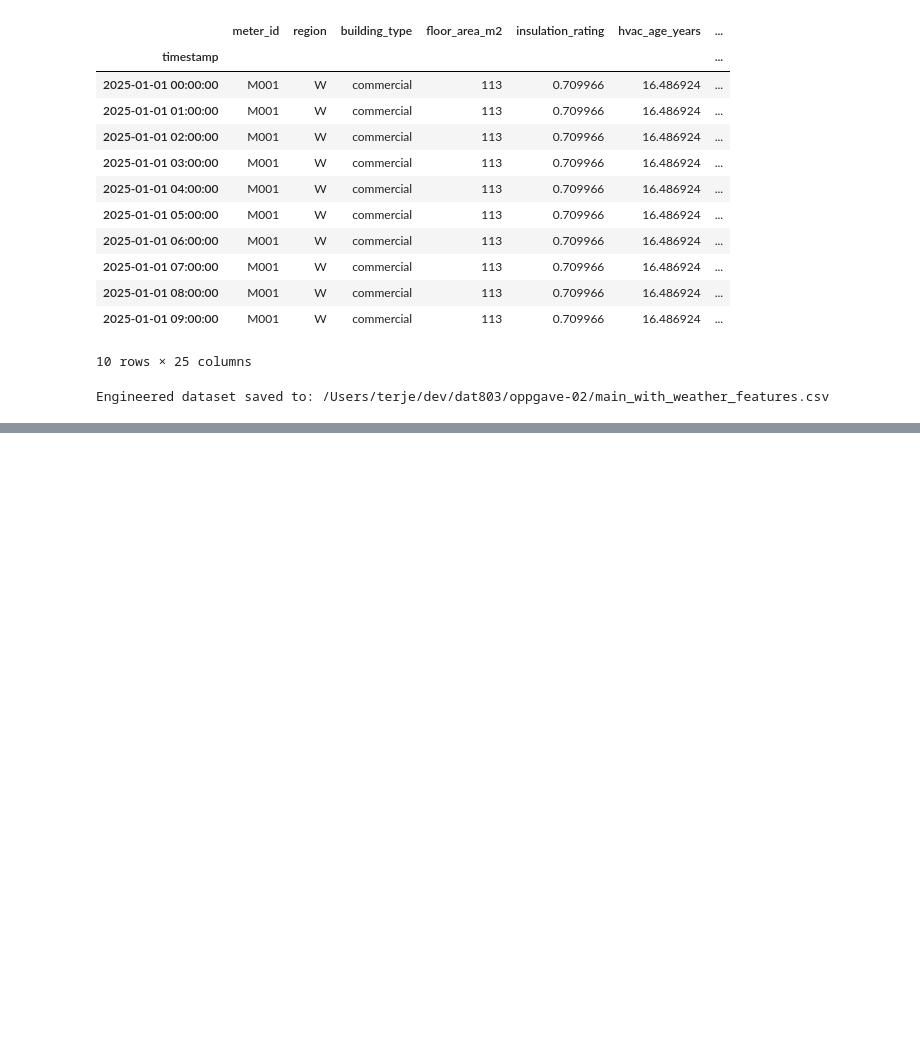
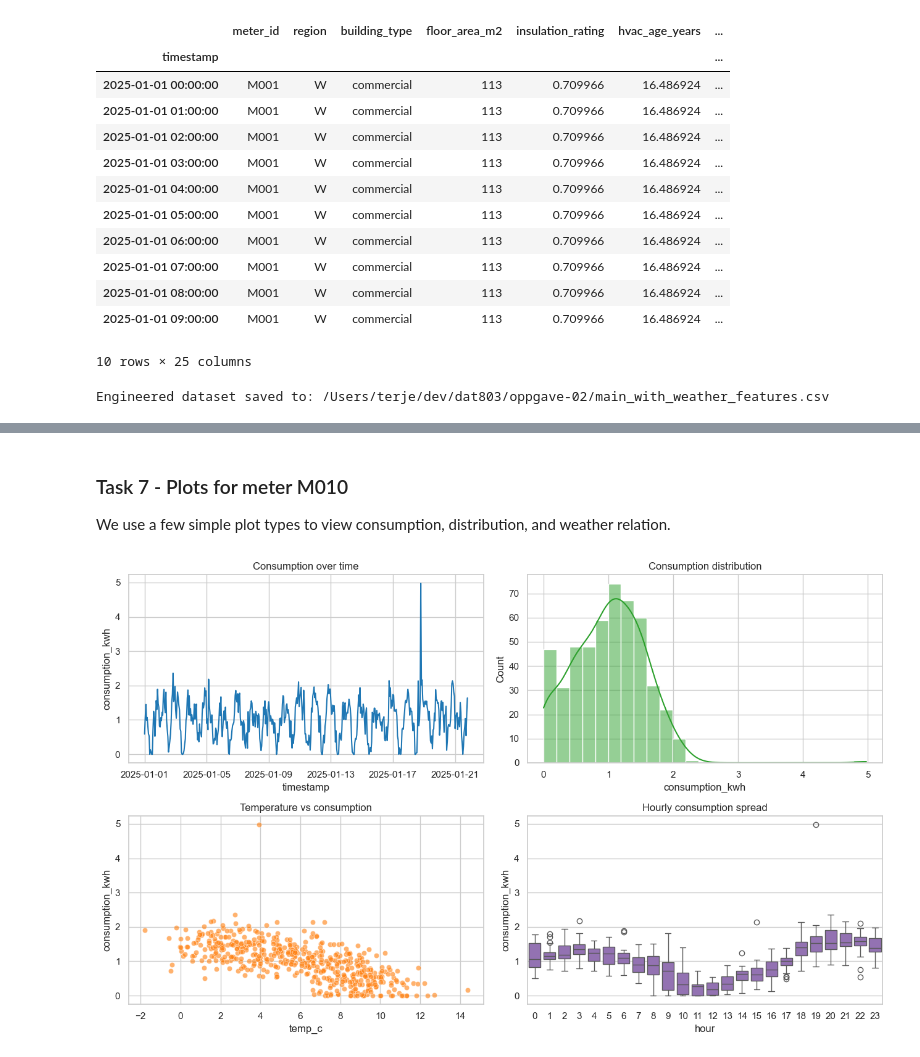
Before and after one commit to tersor/dat803, a Jupyter notebook: oppgave-02/Assigenment2.ipynb, the cells around one changed output, grey strips where cells are left out. Saved outputs shown, nothing was run; the diff lists cells and outputs as text; code cells hidden in the pictures; blank space fills up the shorter version.

Commit message:
fix: Added python package, updated tasks

```diff
--- a/oppgave-02/Assigenment2.ipynb
+++ b/oppgave-02/Assigenment2.ipynb
@@ -279,0 +283,13 @@ Engineered dataset saved to: /Users/terje/dev/dat803/oppgave-02/main_with_weathe
+# %%
+selected_meter = 'M010'
+meter_df = final_df[final_df['meter_id'] == selected_meter].copy()
+
+print(f'Selected meter: {selected_meter}')
+print(f'Rows: {len(meter_df)}')
+print(f'Building type: {meter_df["building_type"].iloc[0]}')
+
+stats_cols = [
+    'consumption_kwh', 'solar_generation_kwh', 'grid_price_usd_per_kwh',
+    'temp_c', 'humidity_pct', 'wind_ms', 'precip_mm'
+]
+display(meter_df[stats_cols].describe().T.round(3))
@@ -279,0 +308,28 @@ Engineered dataset saved to: /Users/terje/dev/dat803/oppgave-02/main_with_weathe
+# %% [markdown]
+### Task 7 - Plots for meter M010
+We use a few simple plot types to view consumption, distribution, and weather relation.
+# %%
+import matplotlib.pyplot as plt
+import seaborn as sns
+
+sns.set_theme(style='whitegrid')
+
+fig, axes = plt.subplots(2, 2, figsize=(13, 8))
+
+sns.lineplot(data=meter_df, x=meter_df.index, y='consumption_kwh', ax=axes[0, 0], color='tab:blue')
+axes[0, 0].set_title('Consumption over time')
+axes[0, 0].set_xlabel('timestamp')
+
+sns.histplot(data=meter_df, x='consumption_kwh', kde=True, ax=axes[0, 1], color='tab:green')
+axes[0, 1].set_title('Consumption distribution')
+
+sns.scatterplot(data=meter_df, x='temp_c', y='consumption_kwh', ax=axes[1, 0], alpha=0.6, color='tab:orange')
+axes[1, 0].set_title('Temperature vs consumption')
+
+sns.boxplot(data=meter_df, x='hour', y='consumption_kwh', ax=axes[1, 1], color='tab:purple')
+axes[1, 1].set_title('Hourly consumption spread')
+
+plt.tight_layout()
+plt.show()
+# %% [output]
+[figure, added]
```
Also changed, not shown: parts of 12 cells of this notebook, 1 other file.
